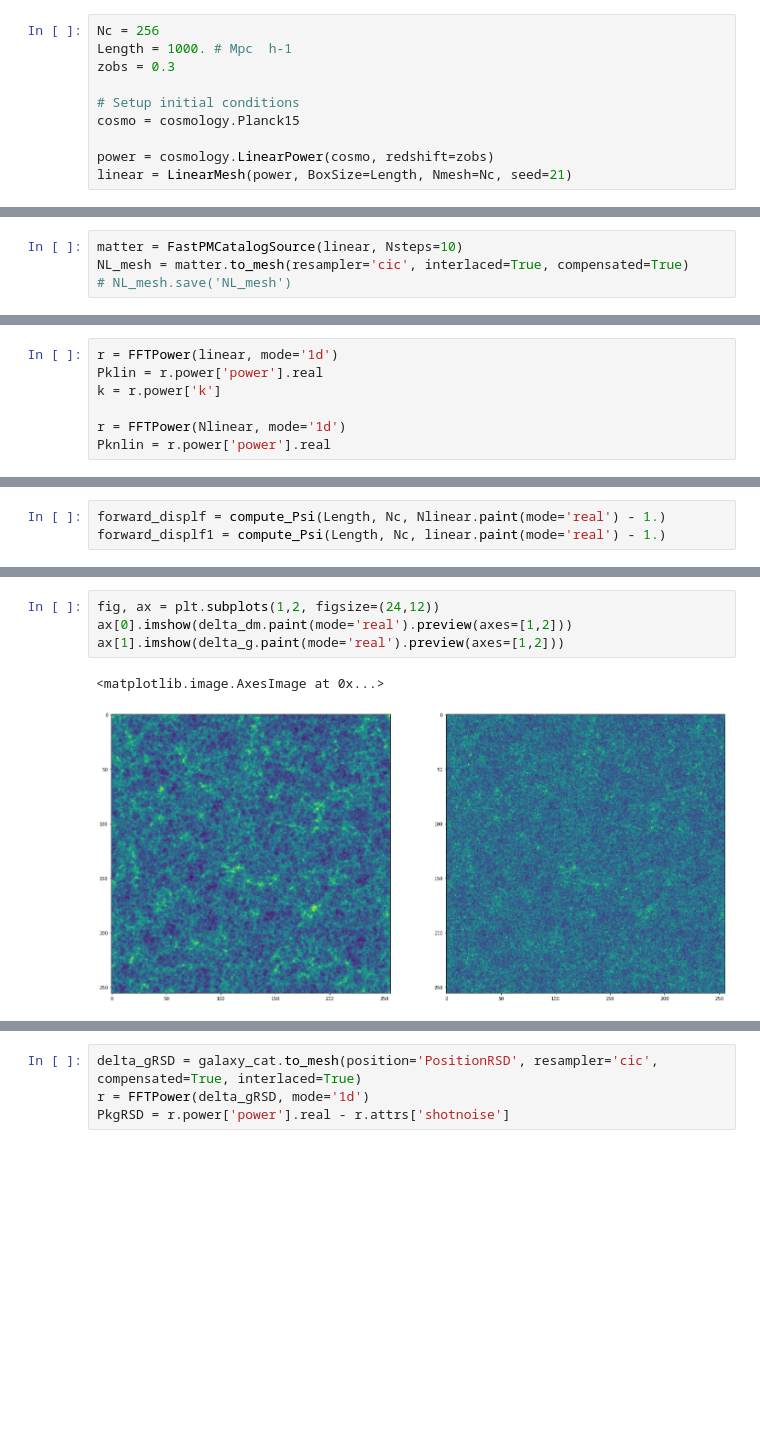
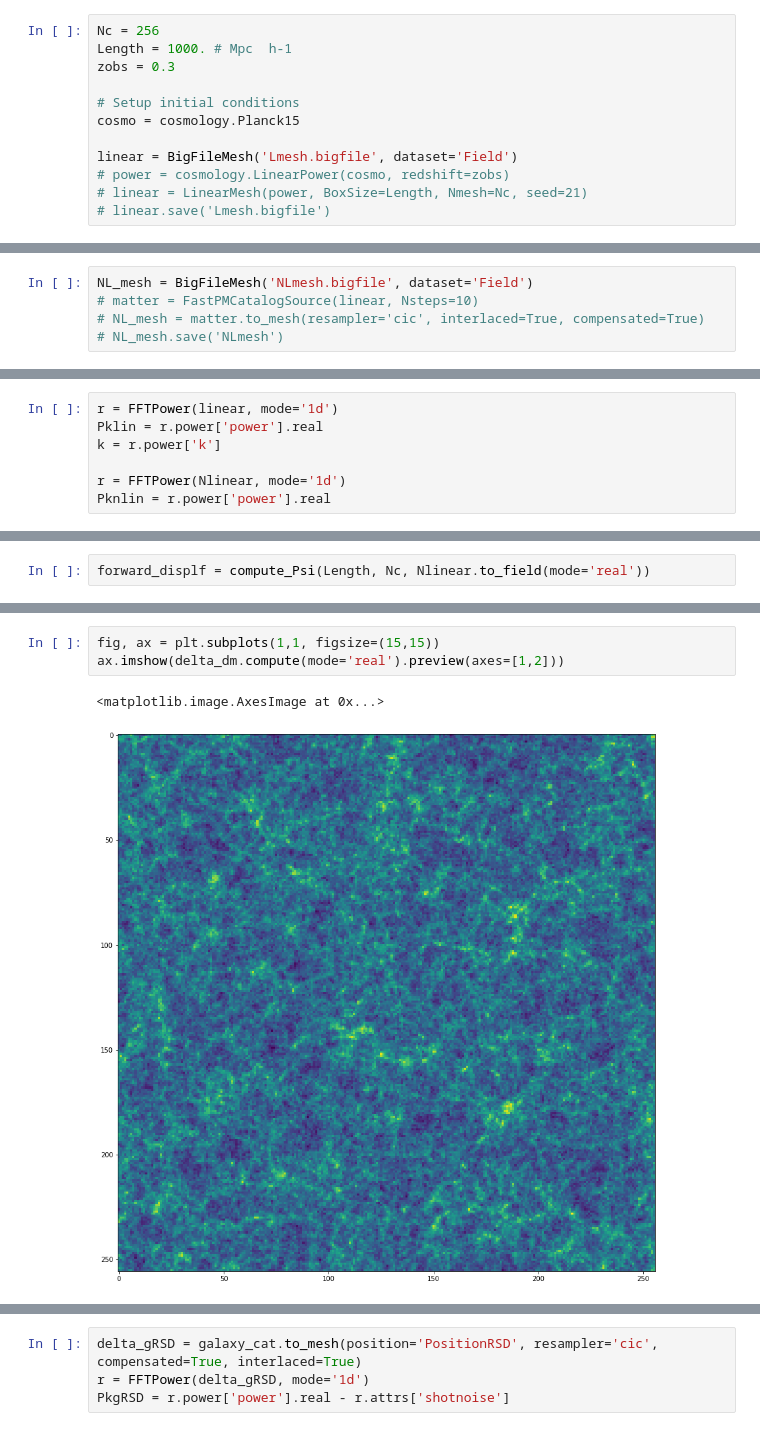
Before and after one commit to pablocoque/nbody_tfm_routines, a Jupyter notebook: mymocks/generate_calatog.ipynb, the cells around one changed output, grey strips where cells are left out. Saved outputs shown, nothing was run; the diff lists cells and outputs as text; blank space fills up the shorter version.

```diff
--- a/mymocks/generate_calatog.ipynb
+++ b/mymocks/generate_calatog.ipynb
@@ -17,5 +16,7 @@ zobs = 0.3
 # Setup initial conditions
 cosmo = cosmology.Planck15
 
-power = cosmology.LinearPower(cosmo, redshift=zobs)
-linear = LinearMesh(power, BoxSize=Length, Nmesh=Nc, seed=21)
+linear = BigFileMesh('Lmesh.bigfile', dataset='Field')
+# power = cosmology.LinearPower(cosmo, redshift=zobs)
+# linear = LinearMesh(power, BoxSize=Length, Nmesh=Nc, seed=21)
+# linear.save('Lmesh.bigfile')
@@ -24,4 +23,5 @@ linear.save('Lmesh.bigfile')
 # %%
-matter = FastPMCatalogSource(linear, Nsteps=10)
-NL_mesh = matter.to_mesh(resampler='cic', interlaced=True, compensated=True)
-# NL_mesh.save('NL_mesh')
+NL_mesh = BigFileMesh('NLmesh.bigfile', dataset='Field')
+# matter = FastPMCatalogSource(linear, Nsteps=10)
+# NL_mesh = matter.to_mesh(resampler='cic', interlaced=True, compensated=True)
+# NL_mesh.save('NLmesh')
@@ -54,5 +47,4 @@ Text(0, 0.5, '$P(k) \\, [\\mathrm{h}^3 \\mathrm{Mpc}^{-3}]$')
 # %%
-forward_displf = compute_Psi(Length, Nc, Nlinear.paint(mode='real') - 1.)
-forward_displf1 = compute_Psi(Length, Nc, linear.paint(mode='real') - 1.)
+forward_displf = compute_Psi(Length, Nc, Nlinear.to_field(mode='real'))
 # %%
 matter_pos = forward_evolution(Length, Nc, forward_displf)
@@ -137,10 +96,9 @@ delta_g1 = galaxy_cat1.to_mesh(resampler='cic', interlaced=True, compensated=Tru
 # %%
-fig, ax = plt.subplots(1,2, figsize=(24,12))
-ax[0].imshow(delta_dm.paint(mode='real').preview(axes=[1,2]))
-ax[1].imshow(delta_g.paint(mode='real').preview(axes=[1,2]))
+fig, ax = plt.subplots(1,1, figsize=(15,15))
+ax.imshow(delta_dm.compute(mode='real').preview(axes=[1,2]))
 # %% [output]
 <matplotlib.image.AxesImage at 0x...>
-[figure, old version]
+[figure, new version]
 # %%
 r = FFTPower(delta_g, mode='1d')
 Pkg = r.power['power'].real - r.attrs['shotnoise']
```
Also changed, not shown: parts of 20 cells of this notebook, 18 other files.
